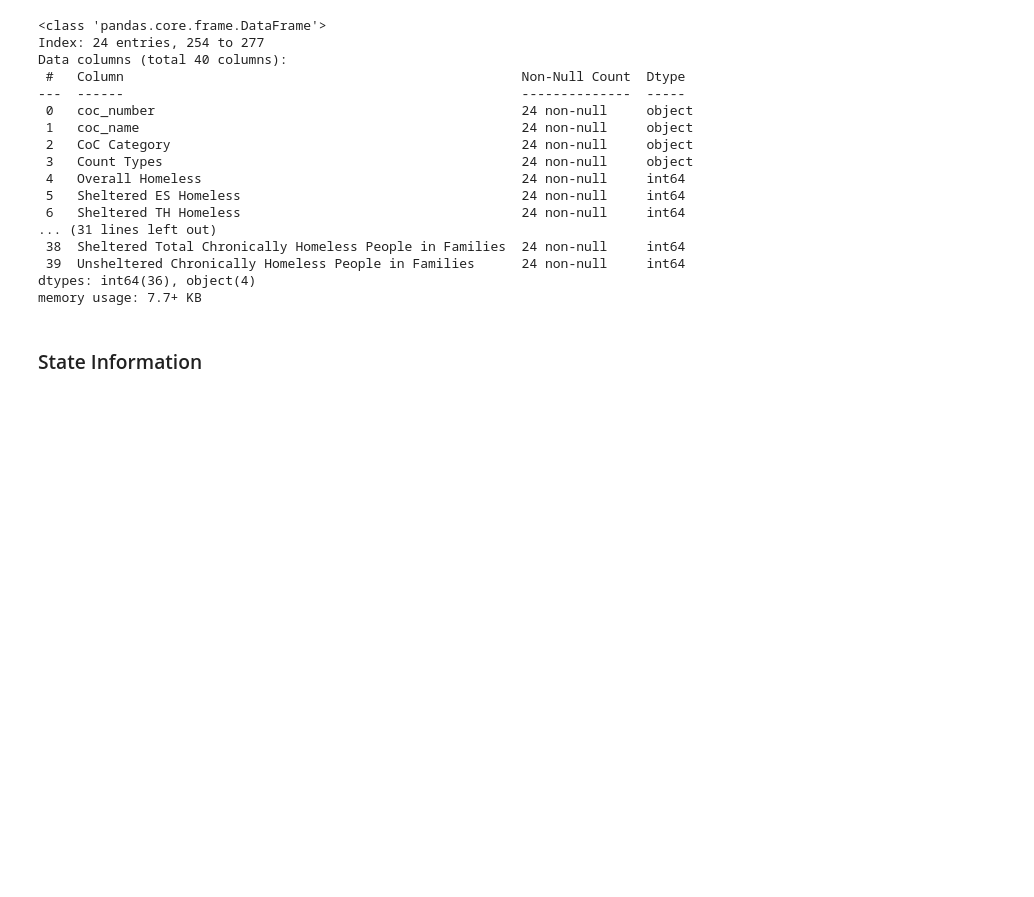
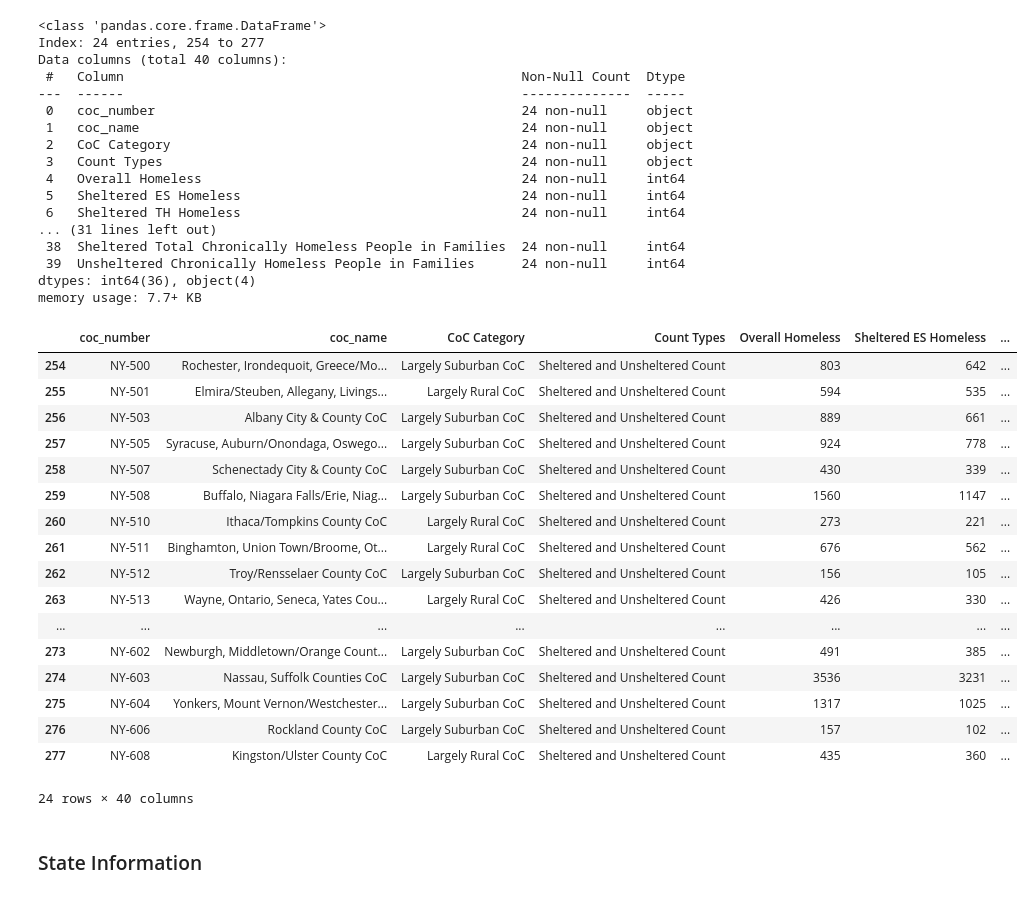
Before and after one commit to LDeYoung17/housing-data-study, a Jupyter notebook: notebooks/EDA_ML.ipynb, the cells around one changed output. Cells and saved outputs as stored; diff of their text form; code cells hidden in the pictures; blank space fills up the shorter version.

```diff
--- a/notebooks/EDA_ML.ipynb
+++ b/notebooks/EDA_ML.ipynb
@@ -336,6 +236,27 @@ Data columns (total 40 columns):
  39  Unsheltered Chronically Homeless People in Families      24 non-null     int64
 dtypes: int64(36), object(4)
 memory usage: 7.7+ KB
+# %%
+display(PIT_COC_NY_data)
+# %% [output]
+|  | coc_number | coc_name | CoC Category | Count Types | Overall Homeless | Sheltered ES Homeless | ... |
+| 254 | NY-500 | Rochester, Irondequoit, Greece/Mo... | Largely Suburban CoC | Sheltered and Unsheltered Count | 803 | 642 | ... |
+| 255 | NY-501 | Elmira/Steuben, Allegany, Livings... | Largely Rural CoC | Sheltered and Unsheltered Count | 594 | 535 | ... |
+| 256 | NY-503 | Albany City & County CoC | Largely Suburban CoC | Sheltered and Unsheltered Count | 889 | 661 | ... |
+| 257 | NY-505 | Syracuse, Auburn/Onondaga, Oswego... | Largely Suburban CoC | Sheltered and Unsheltered Count | 924 | 778 | ... |
+| 258 | NY-507 | Schenectady City & County CoC | Largely Suburban CoC | Sheltered and Unsheltered Count | 430 | 339 | ... |
+| 259 | NY-508 | Buffalo, Niagara Falls/Erie, Niag... | Largely Suburban CoC | Sheltered and Unsheltered Count | 1560 | 1147 | ... |
+| 260 | NY-510 | Ithaca/Tompkins County CoC | Largely Rural CoC | Sheltered and Unsheltered Count | 273 | 221 | ... |
+| 261 | NY-511 | Binghamton, Union Town/Broome, Ot... | Largely Rural CoC | Sheltered and Unsheltered Count | 676 | 562 | ... |
+| 262 | NY-512 | Troy/Rensselaer County CoC | Largely Suburban CoC | Sheltered and Unsheltered Count | 156 | 105 | ... |
+| 263 | NY-513 | Wayne, Ontario, Seneca, Yates Cou... | Largely Rural CoC | Sheltered and Unsheltered Count | 426 | 330 | ... |
+| ... | ... | ... | ... | ... | ... | ... | ... |
+| 273 | NY-602 | Newburgh, Middletown/Orange Count... | Largely Suburban CoC | Sheltered and Unsheltered Count | 491 | 385 | ... |
+| 274 | NY-603 | Nassau, Suffolk Counties CoC | Largely Suburban CoC | Sheltered and Unsheltered Count | 3536 | 3231 | ... |
+| 275 | NY-604 | Yonkers, Mount Vernon/Westchester... | Largely Suburban CoC | Sheltered and Unsheltered Count | 1317 | 1025 | ... |
+| 276 | NY-606 | Rockland County CoC | Largely Suburban CoC | Sheltered and Unsheltered Count | 157 | 102 | ... |
+| 277 | NY-608 | Kingston/Ulster County CoC | Largely Rural CoC | Sheltered and Unsheltered Count | 435 | 360 | ... |
+24 rows × 40 columns
 # %% [markdown]
 <h3>State Information</h3>
 # %%
```
Also changed, not shown: parts of 31 cells of this notebook, 4 other files.
